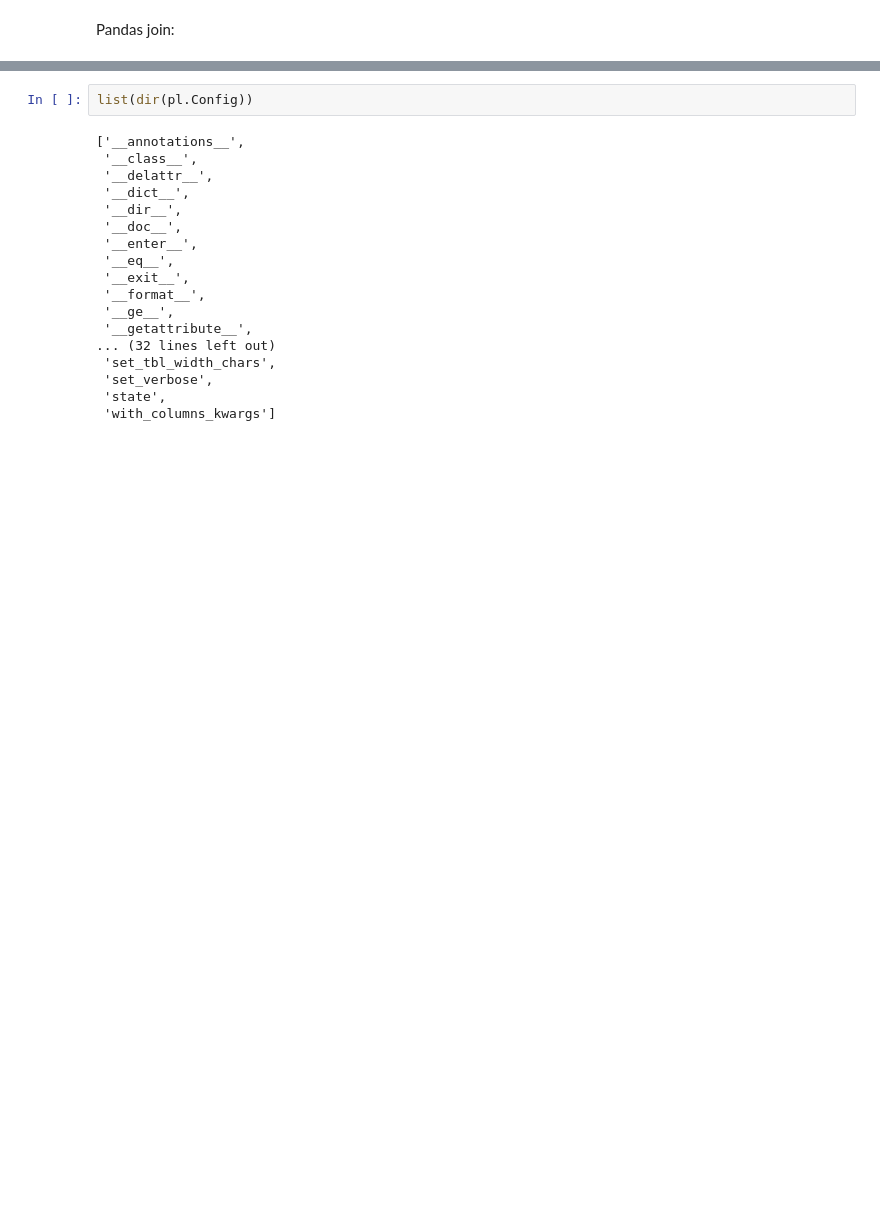
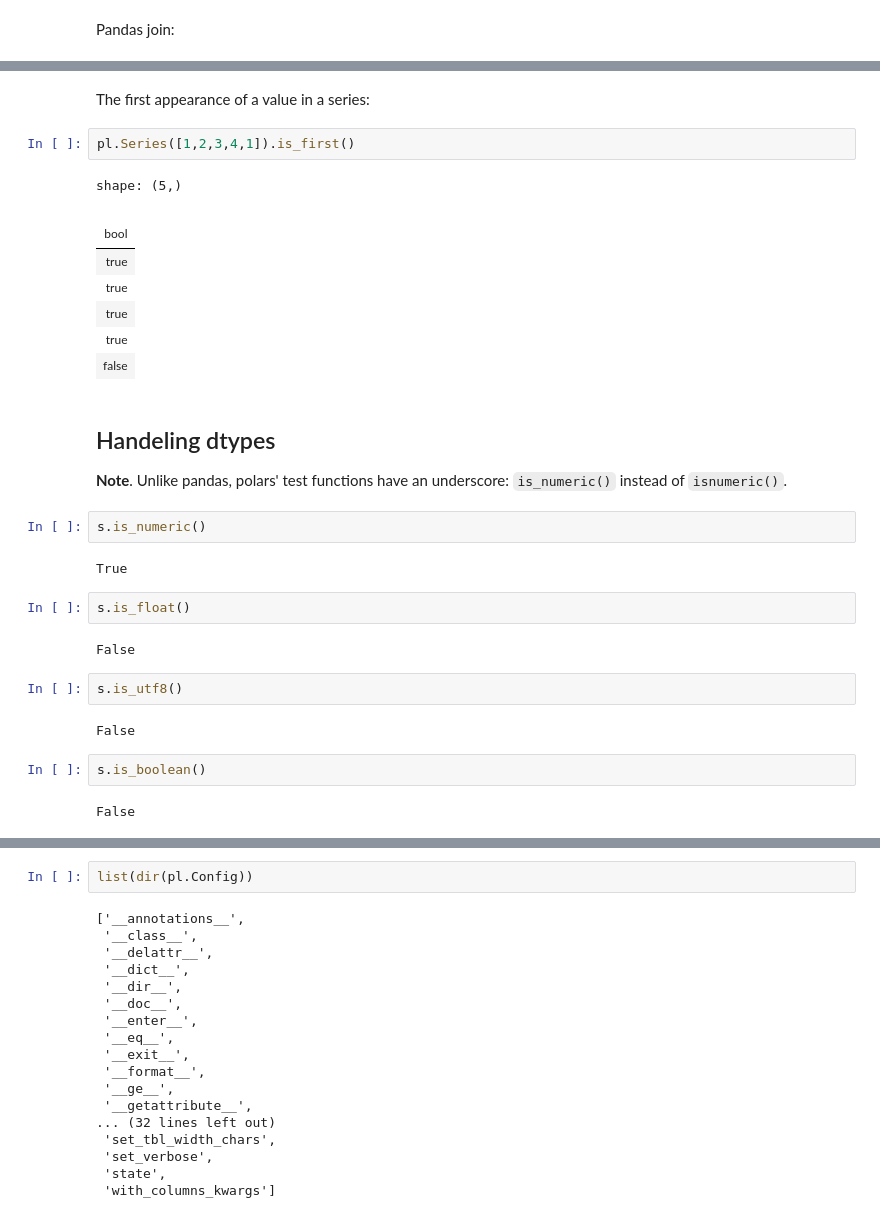
Before and after one commit to johnros/polars_demo, a Jupyter notebook: intro_2_polars.ipynb, the cells around one changed output, grey strips where cells are left out. Cells and saved outputs as stored; diff of their text form; blank space fills up the shorter version.

```diff
--- a/intro_2_polars.ipynb
+++ b/intro_2_polars.ipynb
@@ -371,0 +708,33 @@ Warnings:
+# %% [markdown]
+The first appearance of a value in a series:
+# %%
+pl.Series([1,2,3,4,1]).is_first()
+# %% [output]
+shape: (5,)
+|  |
+| bool |
+| true |
+| true |
+| true |
+| true |
+| false |
+# %% [markdown]
+## Handeling dtypes
+
+__Note__. Unlike pandas, polars' test functions have an underscore: `is_numeric()` instead of `isnumeric()`.
+# %%
+s.is_numeric()
+# %% [output]
+True
+# %%
+s.is_float()
+# %% [output]
+False
+# %%
+s.is_utf8()
+# %% [output]
+False
+# %%
+s.is_boolean()
+# %% [output]
+False
```
Also changed, not shown: parts of 100 cells of this notebook, 3 other files.
